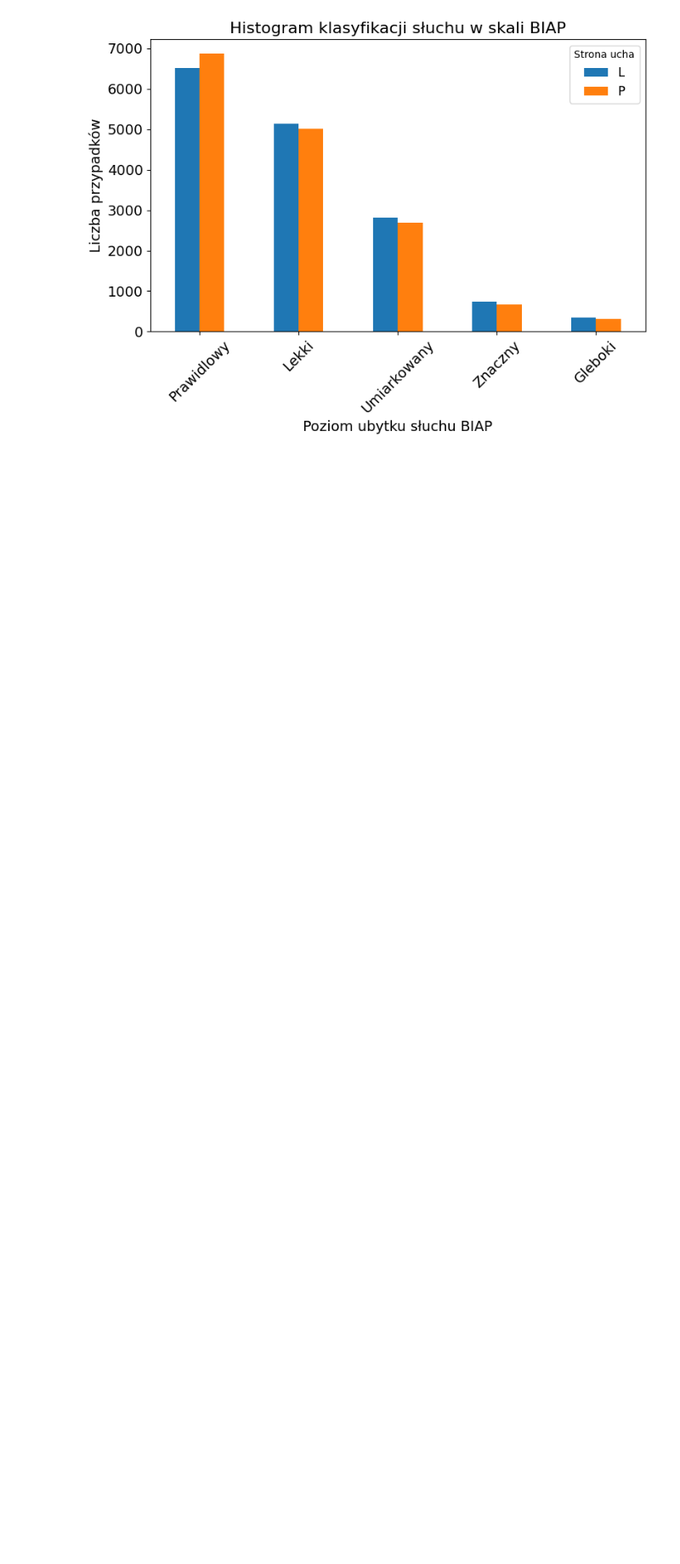
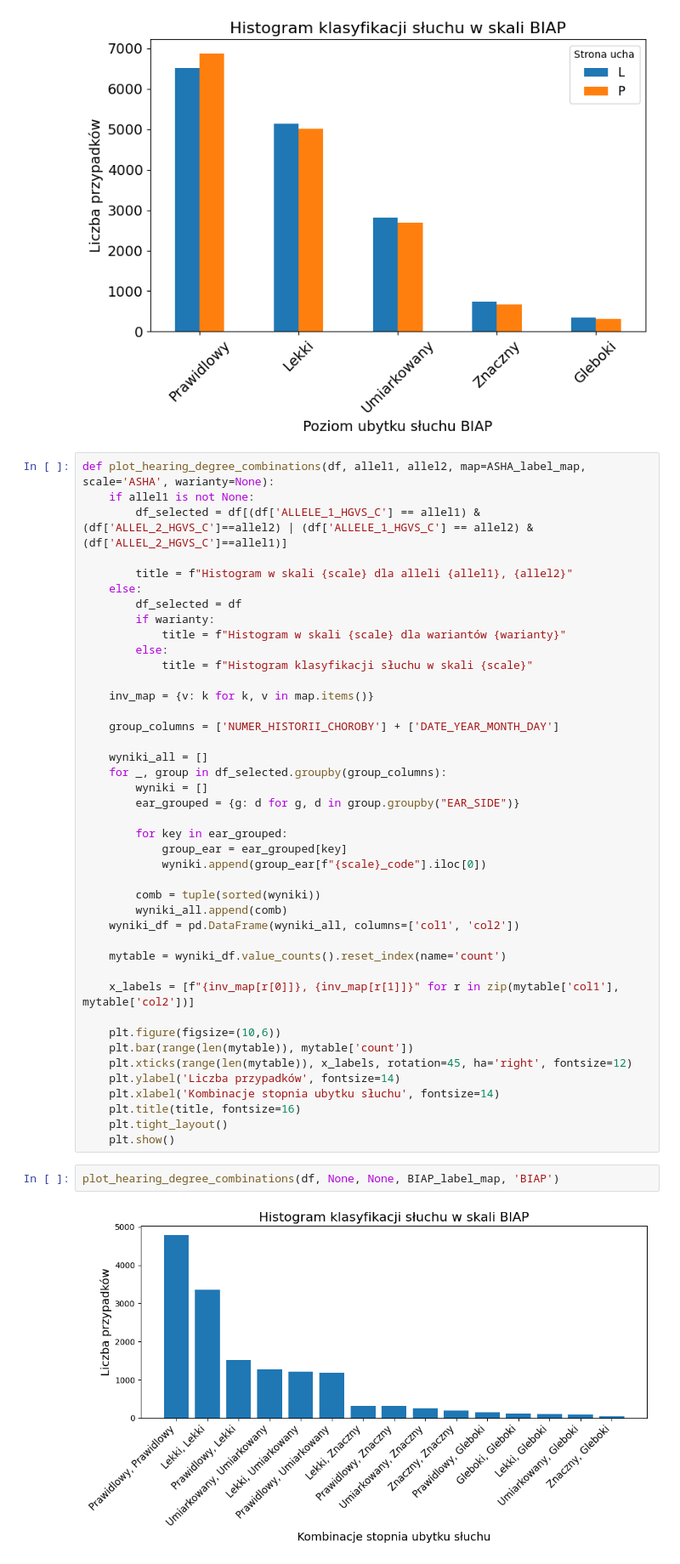
Before and after one commit to maria0026/NeuroHearing, a Jupyter notebook: notebooks/data_info.ipynb, the cells around one changed output. Shown at 85% size. Saved outputs shown, nothing was run; the diff lists cells and outputs as text; blank space fills up the shorter version.

```diff
--- a/notebooks/data_info.ipynb
+++ b/notebooks/data_info.ipynb
@@ -300,3 +300,49 @@ plot_hearing_degree(df, None, None, BIAP_label_map, 'BIAP')
 | 4 | 349 | 303 |
 [figure]
 [figure]
+# %%
+def plot_hearing_degree_combinations(df, allel1, allel2, map=ASHA_label_map, scale='ASHA', warianty=None):
+    if allel1 is not None:
+        df_selected = df[(df['ALLELE_1_HGVS_C'] == allel1) & (df['ALLEL_2_HGVS_C']==allel2) | (df['ALLELE_1_HGVS_C'] == allel2) & (df['ALLEL_2_HGVS_C']==allel1)]
+
+        title = f"Histogram w skali {scale} dla alleli {allel1}, {allel2}"
+    else:
+        df_selected = df
+        if warianty:
+            title = f"Histogram w skali {scale} dla wariantów {warianty}"
+        else:
+            title = f"Histogram klasyfikacji słuchu w skali {scale}"
+
+    inv_map = {v: k for k, v in map.items()}
+
+    group_columns = ['NUMER_HISTORII_CHOROBY'] + ['DATE_YEAR_MONTH_DAY']
+
+    wyniki_all = []
+    for _, group in df_selected.groupby(group_columns):
+        wyniki = []
+        ear_grouped = {g: d for g, d in group.groupby("EAR_SIDE")}
+
+        for key in ear_grouped:
+            group_ear = ear_grouped[key]
+            wyniki.append(group_ear[f"{scale}_code"].iloc[0])
+
+        comb = tuple(sorted(wyniki))
+        wyniki_all.append(comb)
+    wyniki_df = pd.DataFrame(wyniki_all, columns=['col1', 'col2'])
+
+    mytable = wyniki_df.value_counts().reset_index(name='count')
+
+    x_labels = [f"{inv_map[r[0]]}, {inv_map[r[1]]}" for r in zip(mytable['col1'], mytable['col2'])]
+
+    plt.figure(figsize=(10,6))
+    plt.bar(range(len(mytable)), mytable['count'])
+    plt.xticks(range(len(mytable)), x_labels, rotation=45, ha='right', fontsize=12)
+    plt.ylabel('Liczba przypadków', fontsize=14)
+    plt.xlabel('Kombinacje stopnia ubytku słuchu', fontsize=14)
+    plt.title(title, fontsize=16)
+    plt.tight_layout()
+    plt.show()
+# %%
+plot_hearing_degree_combinations(df, None, None, BIAP_label_map, 'BIAP')
+# %% [output]
+[figure, added]
```
